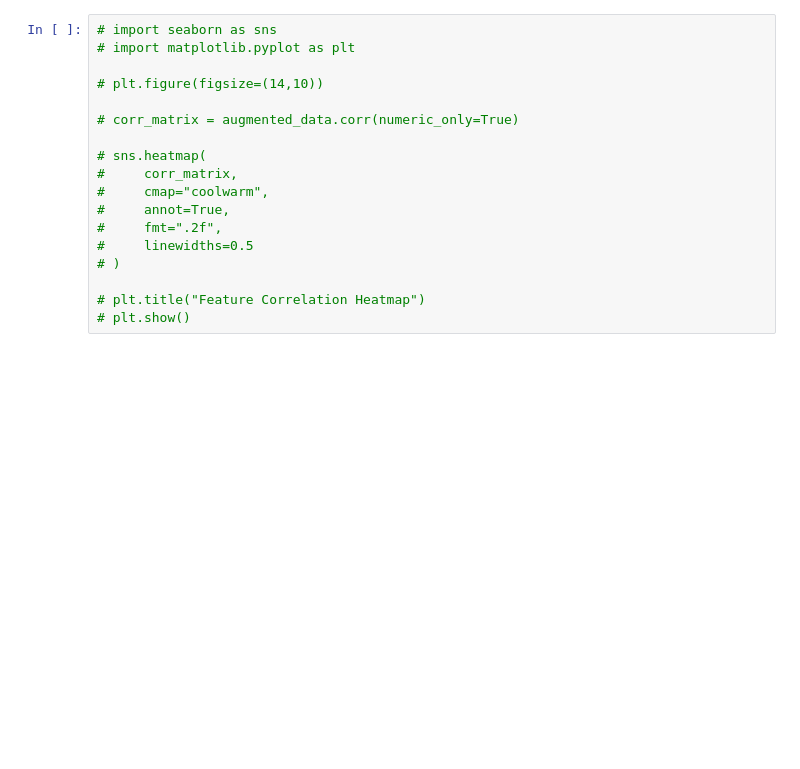
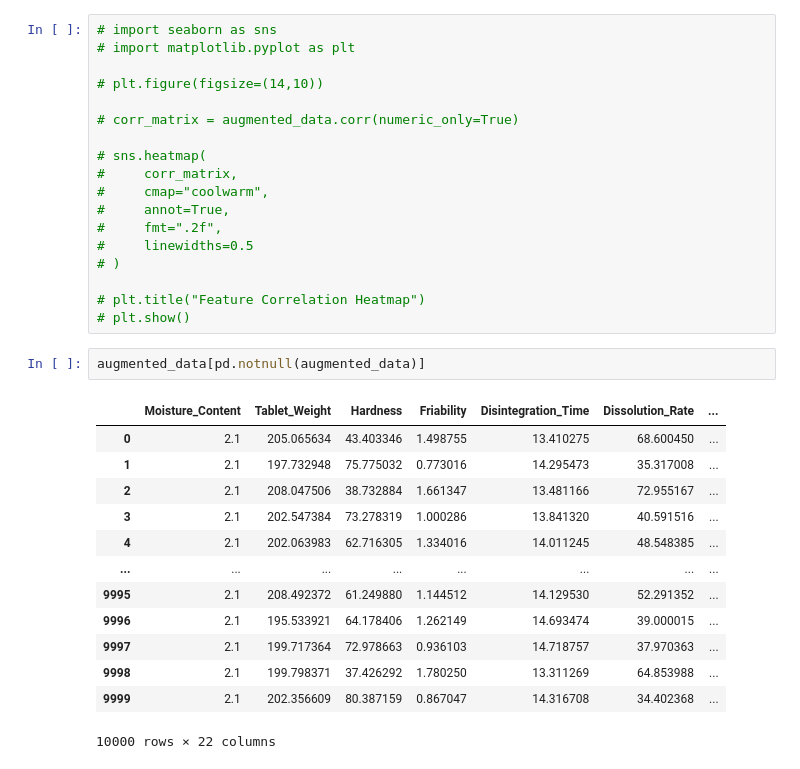
Before and after one commit to ShubhGupta75/HACKATHON-Project-IIT-H-, a Jupyter notebook: preprocessing.ipynb, the cells around one changed output. Cells and saved outputs as stored; diff of their text form; blank space fills up the shorter version.

```diff
--- a/preprocessing.ipynb
+++ b/preprocessing.ipynb
@@ -287,3 +316,19 @@ augmented_data.corr(numeric_only=True)
 
 # plt.title("Feature Correlation Heatmap")
 # plt.show()
+# %%
+augmented_data[pd.notnull(augmented_data)]
+# %% [output]
+|  | Moisture_Content | Tablet_Weight | Hardness | Friability | Disintegration_Time | Dissolution_Rate | ... |
+| 0 | 2.1 | 205.065634 | 43.403346 | 1.498755 | 13.410275 | 68.600450 | ... |
+| 1 | 2.1 | 197.732948 | 75.775032 | 0.773016 | 14.295473 | 35.317008 | ... |
+| 2 | 2.1 | 208.047506 | 38.732884 | 1.661347 | 13.481166 | 72.955167 | ... |
+| 3 | 2.1 | 202.547384 | 73.278319 | 1.000286 | 13.841320 | 40.591516 | ... |
+| 4 | 2.1 | 202.063983 | 62.716305 | 1.334016 | 14.011245 | 48.548385 | ... |
+| ... | ... | ... | ... | ... | ... | ... | ... |
+| 9995 | 2.1 | 208.492372 | 61.249880 | 1.144512 | 14.129530 | 52.291352 | ... |
+| 9996 | 2.1 | 195.533921 | 64.178406 | 1.262149 | 14.693474 | 39.000015 | ... |
+| 9997 | 2.1 | 199.717364 | 72.978663 | 0.936103 | 14.718757 | 37.970363 | ... |
+| 9998 | 2.1 | 199.798371 | 37.426292 | 1.780250 | 13.311269 | 64.853988 | ... |
+| 9999 | 2.1 | 202.356609 | 80.387159 | 0.867047 | 14.316708 | 34.402368 | ... |
+10000 rows × 22 columns
```
Also changed, not shown: parts of 13 cells of this notebook.
